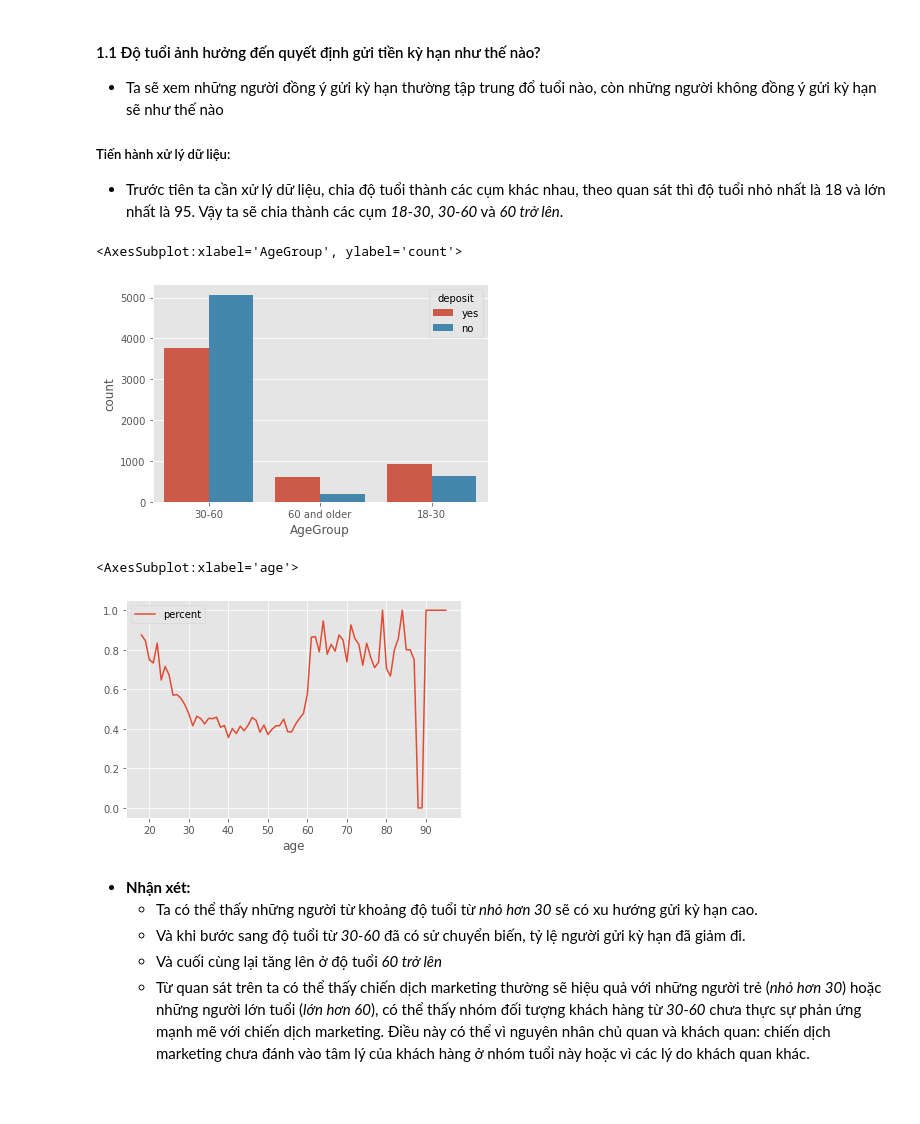
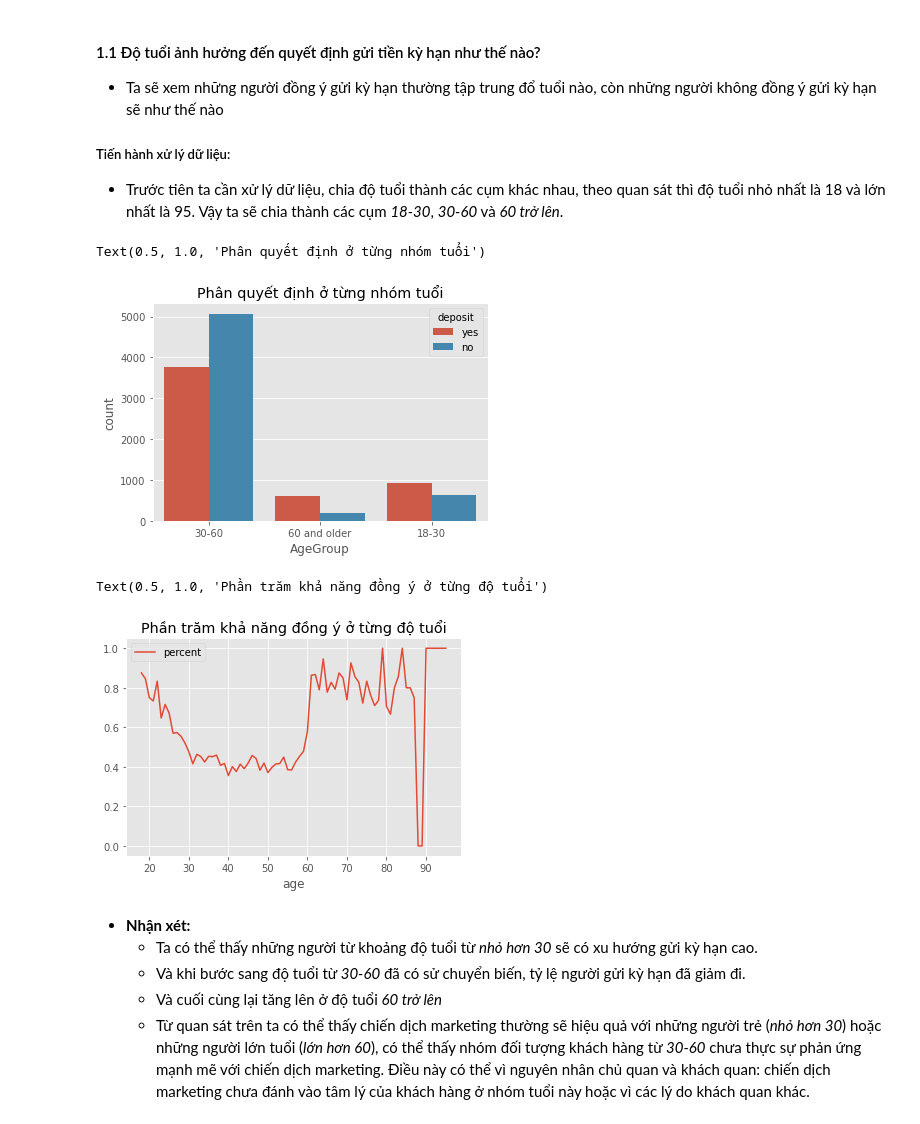
Before and after one commit to gotoSleepzzz/P4DS_final_project, a Jupyter notebook: beta_version.ipynb, the cells around one changed output. Drawn from its saved outputs; the diff is of its cells as text; code cells hidden in the pictures; blank space fills up the shorter version.

Commit message:
add title

```diff
--- a/beta_version.ipynb
+++ b/beta_version.ipynb
@@ -278,13 +278,14 @@ Sau khi đã khám phá dữ liệu, nhóm em nhận thấy có một số câu
 # %%
 age_df = bank_df[['age','deposit']].copy()
 age_df.loc[(age_df['age'] >= 18) & (age_df['age'] < 30), 'AgeGroup'] = '18-30'
 age_df.loc[(age_df['age'] >= 30) & (age_df['age'] < 60),'AgeGroup'] = '30-60'
 age_df.loc[age_df['age'] >= 60, 'AgeGroup'] = '60 and older'
 
 sns.countplot( x='AgeGroup',hue='deposit',data=age_df[['deposit','AgeGroup']])
+plt.title("Phân quyết định ở từng nhóm tuổi")
 # %% [output]
-<AxesSubplot:xlabel='AgeGroup', ylabel='count'>
+Text(0.5, 1.0, 'Phân quyết định ở từng nhóm tuổi')
-[figure, old version]
+[figure, new version]
 # %%
 group_deposit_age_df = age_df[['deposit','age']].groupby(['deposit','age']).size().reset_index(name='count')
 
@@ -295,9 +296,10 @@ count_df.replace(np.nan,0,inplace=True)
 percent_df = pd.DataFrame()
 percent_df['percent'] = count_df['yes']/(count_df['no']+count_df['yes'])
 percent_df.plot.line()
+plt.title("Phần trăm khả năng đồng ý ở từng độ tuổi")
 # %% [output]
-<AxesSubplot:xlabel='age'>
+Text(0.5, 1.0, 'Phần trăm khả năng đồng ý ở từng độ tuổi')
-[figure, old version]
+[figure, new version]
 # %% [markdown]
 - **Nhận xét:**
     - Ta có thể thấy những người từ khoảng độ tuổi từ *nhỏ hơn 30* sẽ có xu hướng gửi kỳ hạn cao.
```
Also changed, not shown: parts of 6 cells of this notebook.
